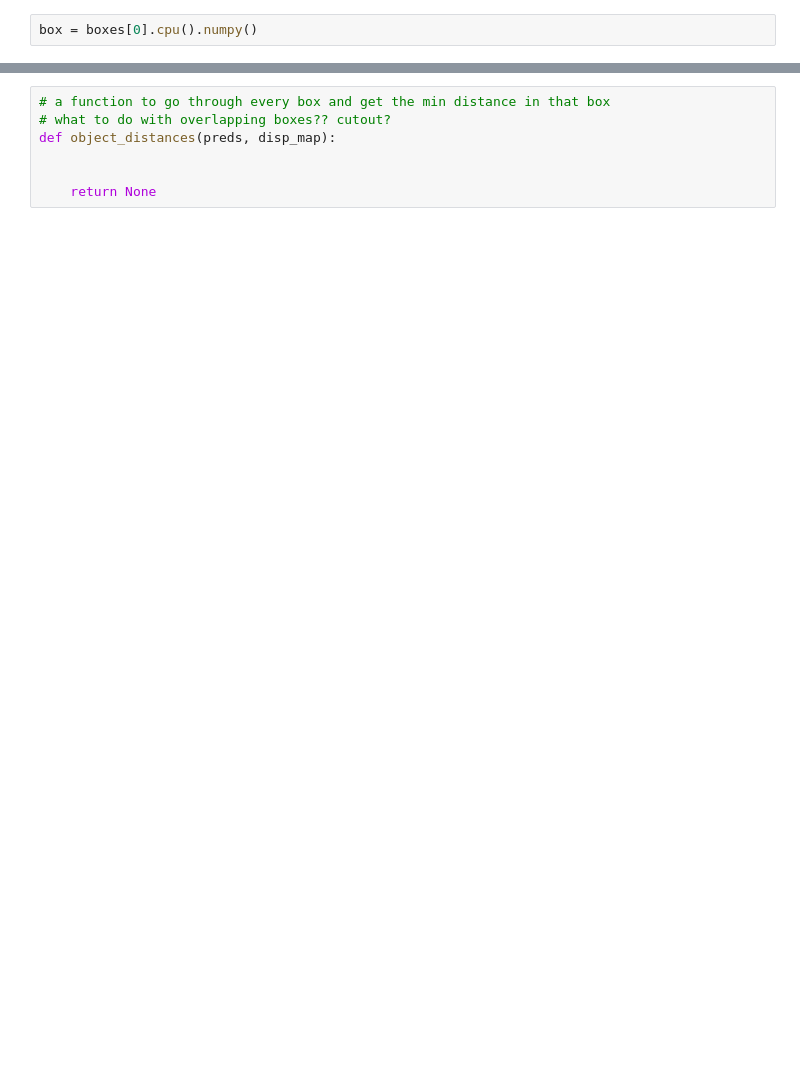
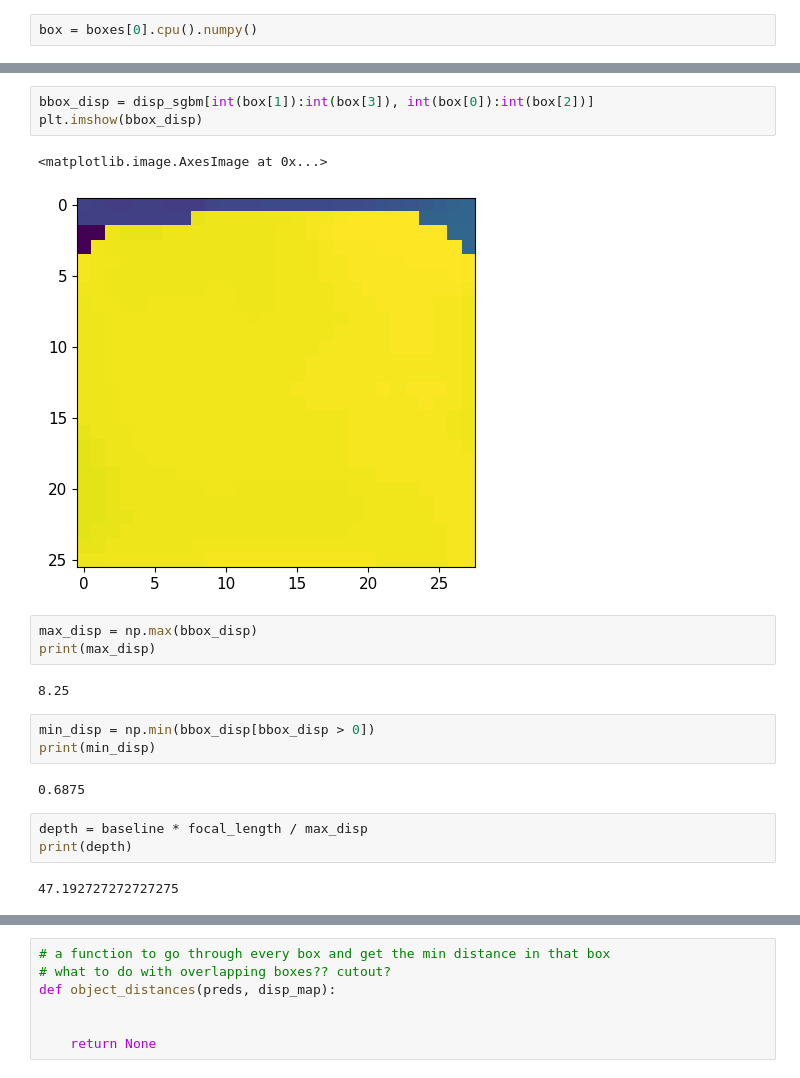
Before and after one commit to johanngerberding/kitti-perception, a Jupyter notebook: stereo_vision_kitti.ipynb, the cells around one changed output, grey strips where cells are left out. Drawn from its saved outputs; the diff is of its cells as text; blank space fills up the shorter version.

```diff
--- a/stereo_vision_kitti.ipynb
+++ b/stereo_vision_kitti.ipynb
@@ -150,0 +136,21 @@ plt.imshow(bbox)
+# %%
+bbox_disp = disp_sgbm[int(box[1]):int(box[3]), int(box[0]):int(box[2])]
+plt.imshow(bbox_disp)
+# %% [output]
+<matplotlib.image.AxesImage at 0x...>
+[figure, added]
+# %%
+max_disp = np.max(bbox_disp)
+print(max_disp)
+# %% [output]
+8.25
+# %%
+min_disp = np.min(bbox_disp[bbox_disp > 0])
+print(min_disp)
+# %% [output]
+0.6875
+# %%
+depth = baseline * focal_length / max_disp
+print(depth)
+# %% [output]
+47.192727272727275
```
Also changed, not shown: parts of 21 cells of this notebook.
